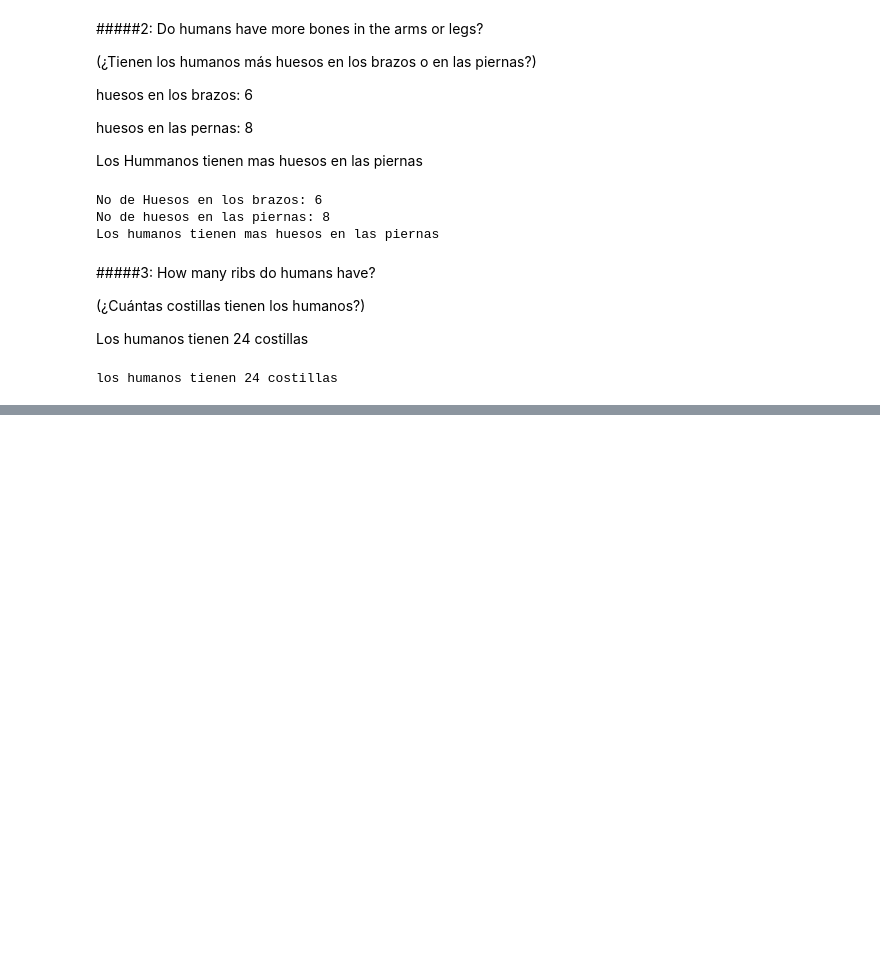
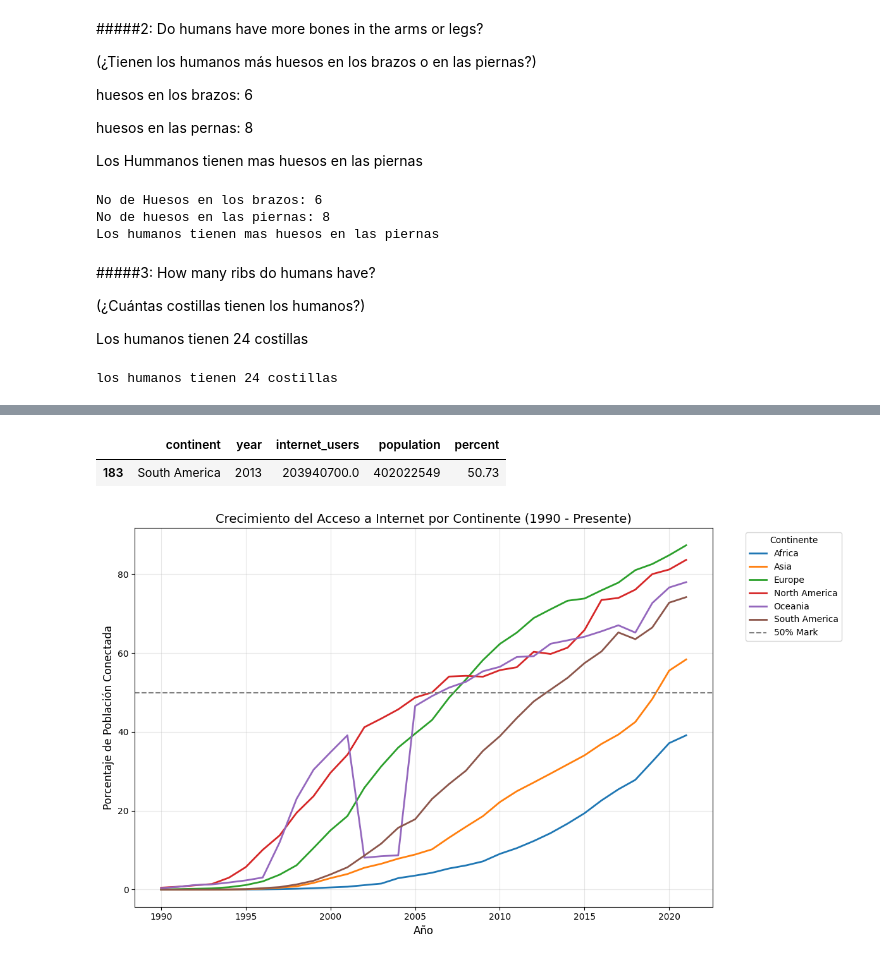
Before and after one commit to Jpablo179804/MineriaDatos, a Jupyter notebook: MineriaDatos.ipynb, the cells around one changed output, grey strips where cells are left out. Drawn from its saved outputs; the diff is of its cells as text; code cells hidden in the pictures; blank space fills up the shorter version.

```diff
--- a/MineriaDatos.ipynb
+++ b/MineriaDatos.ipynb
@@ -2291,0 +2512,3 @@ los humanos tienen 24 costillas
+# %%
+population_by_continent = pd.read_csv('extension-historical-population-by-continent.csv')
+population_by_continent
@@ -2291,0 +2525,3 @@ los humanos tienen 24 costillas
+# %%
+internet_users_by_continent = pd.read_csv('extension-internet-users-by-continent.csv')
+internet_users_by_continent
@@ -2291,0 +2538,9 @@ los humanos tienen 24 costillas
+# %%
+# YOUR CODE HERE (add new cells as needed)
+
+df_continent = internet_users_by_continent.merge(population_by_continent, on=['continent', 'year'], how='left')
+df_continent = df_continent.dropna()
+
+df_continent['percent'] = df_continent.eval('internet_users/population * 100')
+df_continent['percent'] = df_continent['percent'].round(2)
+df_continent.head()
@@ -2291,0 +2554,29 @@ los humanos tienen 24 costillas
+# %%
+south_america_df = df_continent.query('continent == "South America"')
+sa_over_half = south_america_df.query('percent >= 50')
+sa_over_half.head(1)
+# %% [output]
+|  | continent | year | internet_users | population | percent |
+| 183 | South America | 2013 | 203940700.0 | 402022549 | 50.73 |
+# %%
+import matplotlib.pyplot as plt
+
+continents = df_continent['continent'].unique()
+
+plt.figure(figsize=(12, 7))
+
+for cont in continents:
+    cont_data = df_continent.query('continent == @cont')
+    plt.plot(cont_data['year'], cont_data['percent'], label=cont, linewidth=2)
+
+plt.axhline(50, color='gray', linestyle='--', label='50% Mark')
+
+plt.xlabel('Año', fontsize=12)
+plt.ylabel('Porcentaje de Población Conectada', fontsize=12)
+plt.title('Crecimiento del Acceso a Internet por Continente (1990 - Presente)', fontsize=14)
+plt.legend(title='Continente', bbox_to_anchor=(1.05, 1), loc='upper left')
+plt.grid(True, alpha=0.3)
+plt.tight_layout()
+plt.show()
+# %% [output]
+[figure, added]
```
Also changed, not shown: parts of 23 cells of this notebook.
